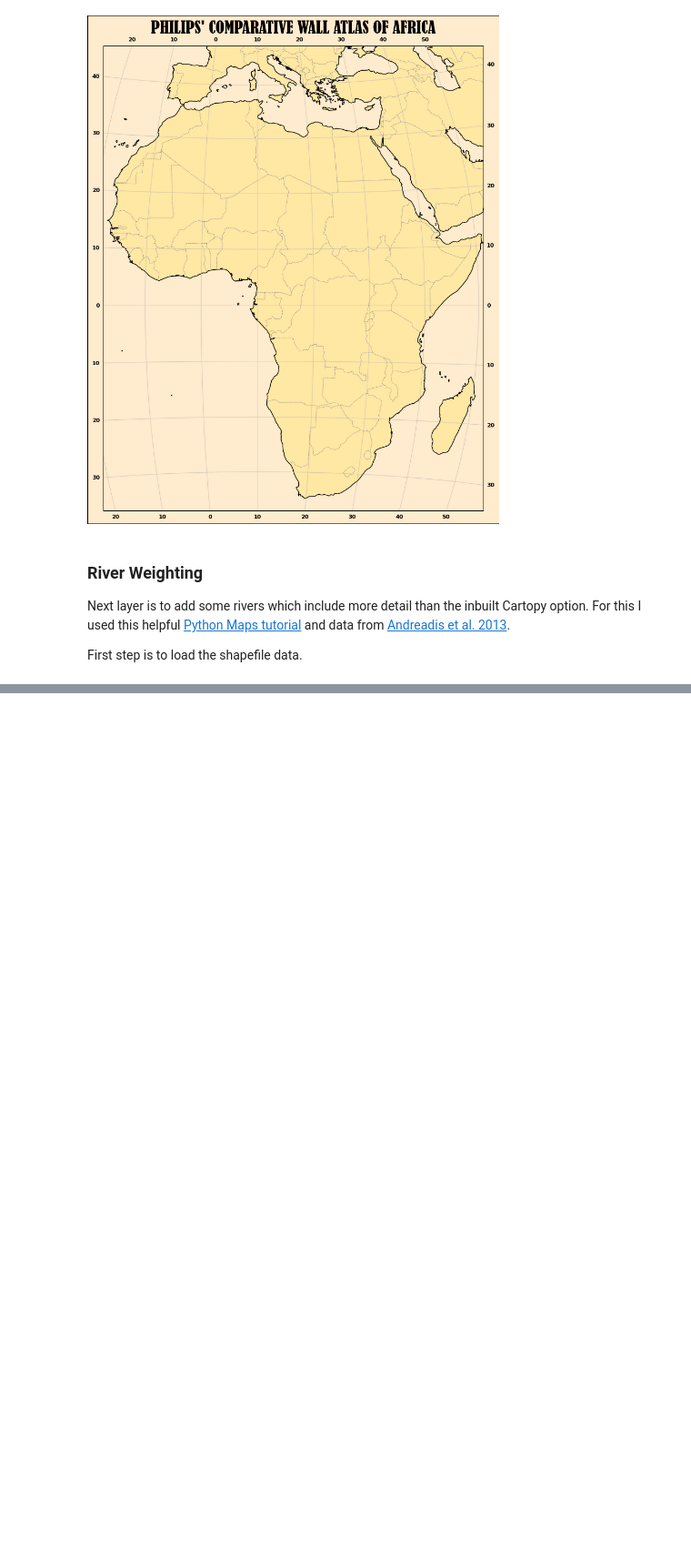
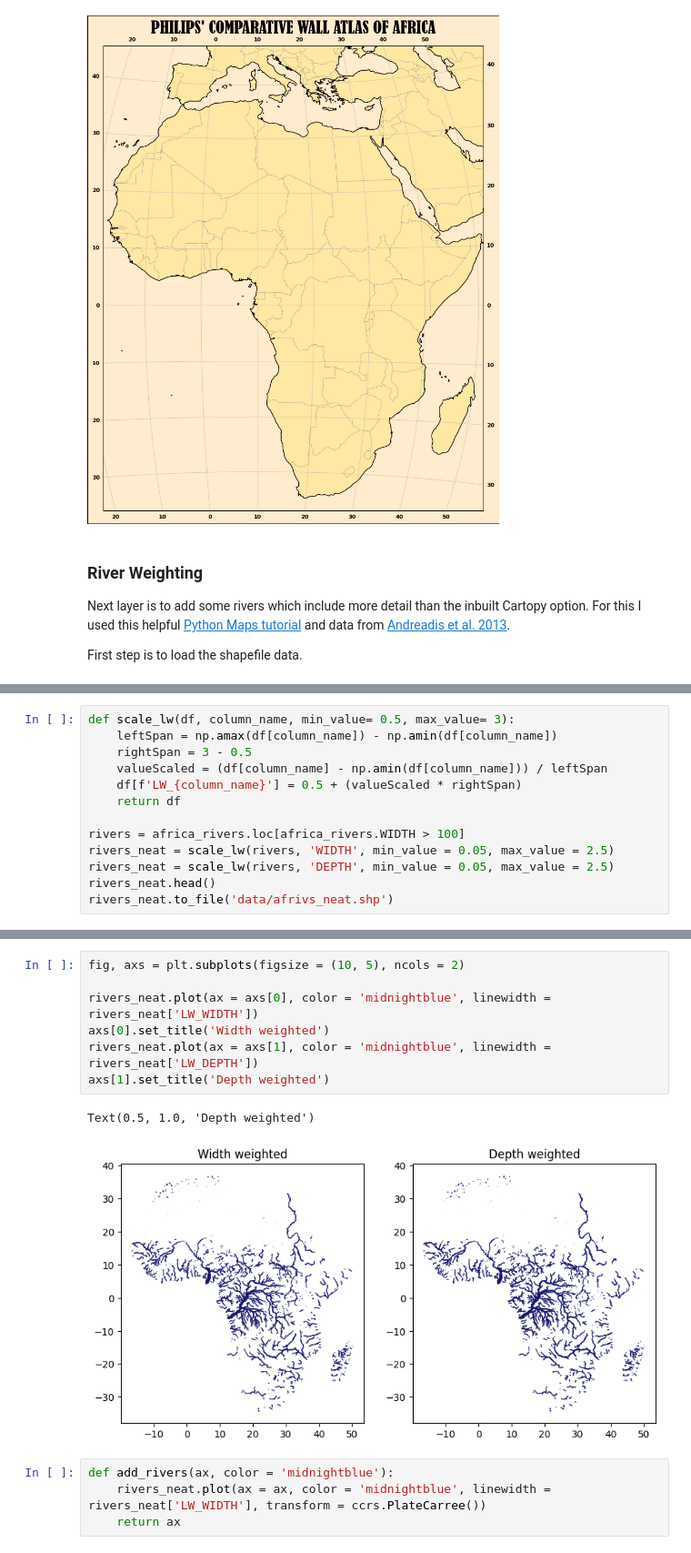
Before and after one commit to danhooke/africa_wall_atlas, a Jupyter notebook: wall_atlas_of_africa.ipynb, the cells around one changed output, grey strips where cells are left out. Shown at 91% size. Drawn from its saved outputs; the diff is of its cells as text; blank space fills up the shorter version.

```diff
--- a/wall_atlas_of_africa.ipynb
+++ b/wall_atlas_of_africa.ipynb
@@ -182,0 +202,13 @@ africa_rivers.head(5)
+# %%
+def scale_lw(df, column_name, min_value= 0.5, max_value= 3):
+    leftSpan = np.amax(df[column_name]) - np.amin(df[column_name])
+    rightSpan = 3 - 0.5
+    valueScaled = (df[column_name] - np.amin(df[column_name])) / leftSpan
+    df[f'LW_{column_name}'] = 0.5 + (valueScaled * rightSpan)
+    return df
+
+rivers = africa_rivers.loc[africa_rivers.WIDTH > 100]
+rivers_neat = scale_lw(rivers, 'WIDTH', min_value = 0.05, max_value = 2.5)
+rivers_neat = scale_lw(rivers, 'DEPTH', min_value = 0.05, max_value = 2.5)
+rivers_neat.head()
+rivers_neat.to_file('data/afrivs_neat.shp')
@@ -182,0 +226,14 @@ africa_rivers.head(5)
+# %%
+fig, axs = plt.subplots(figsize = (10, 5), ncols = 2)
+
+rivers_neat.plot(ax = axs[0], color = 'midnightblue', linewidth = rivers_neat['LW_WIDTH'])
+axs[0].set_title('Width weighted')
+rivers_neat.plot(ax = axs[1], color = 'midnightblue', linewidth = rivers_neat['LW_DEPTH'])
+axs[1].set_title('Depth weighted')
+# %% [output]
+Text(0.5, 1.0, 'Depth weighted')
+[figure, added]
+# %%
+def add_rivers(ax, color = 'midnightblue'):
+    rivers_neat.plot(ax = ax, color = 'midnightblue', linewidth = rivers_neat['LW_WIDTH'], transform = ccrs.PlateCarree())
+    return ax
```
Also changed, not shown: parts of 5 cells of this notebook, 1 other file.
